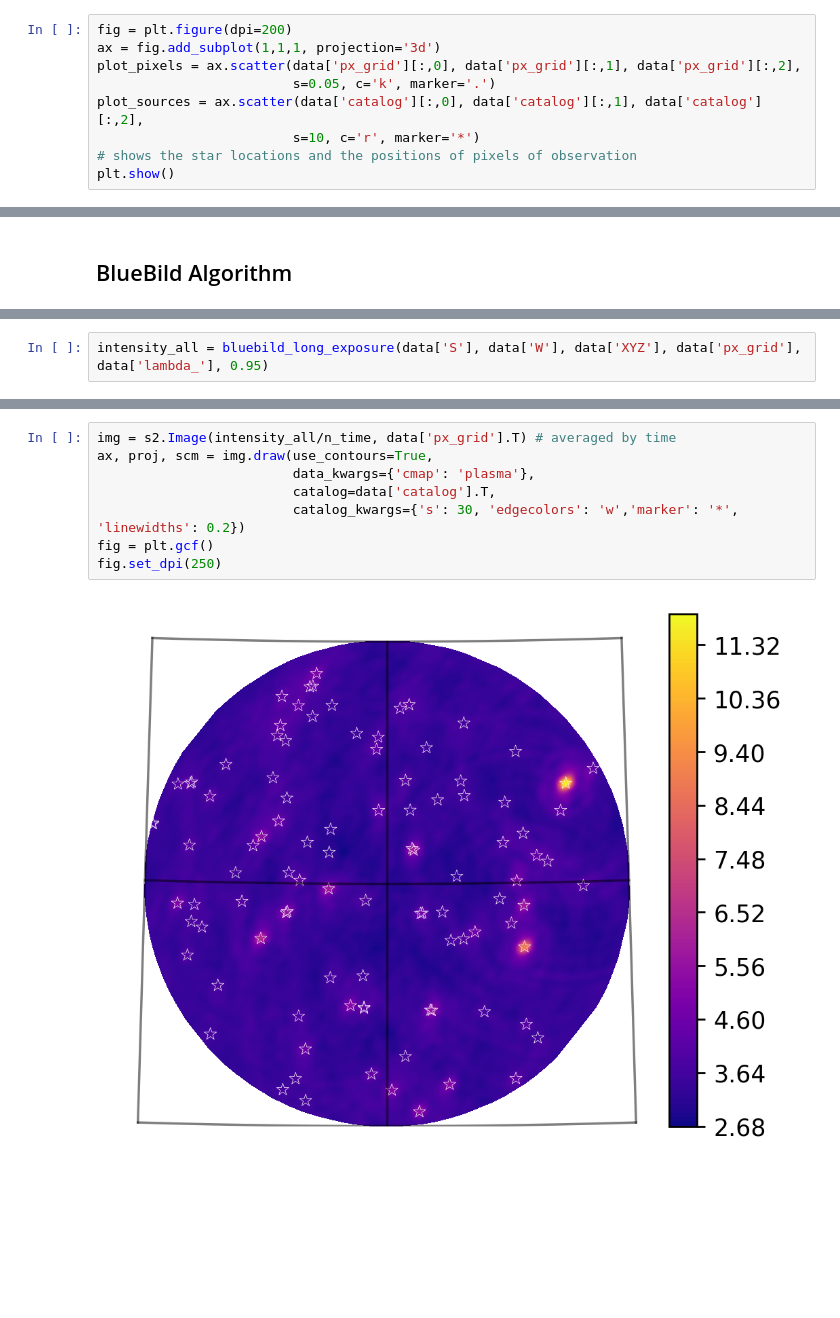
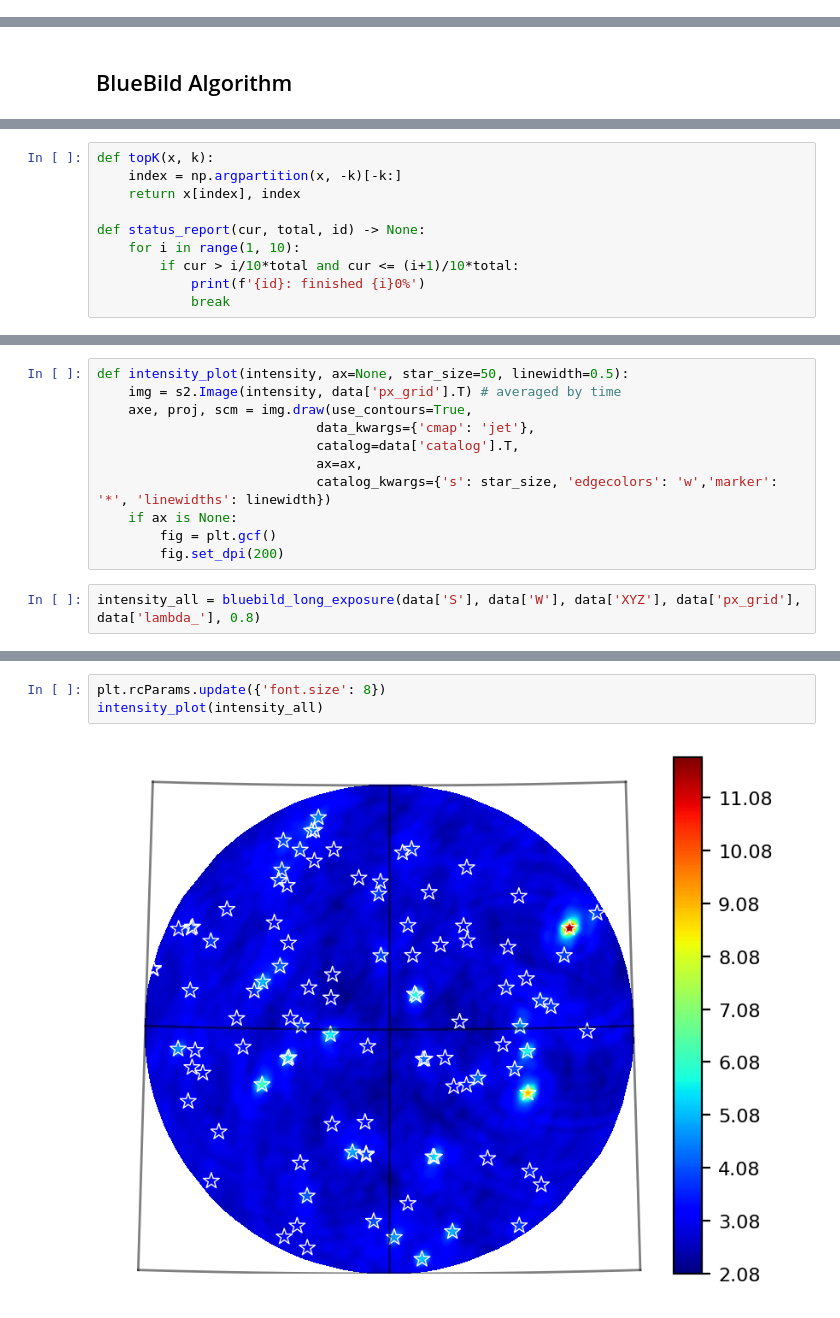
Before and after one commit to adfeel220/SSDP-Project-RadioAstronomySourceLocalization, a Jupyter notebook: RI_project.ipynb, the cells around one changed output, grey strips where cells are left out. Cells and saved outputs as stored; diff of their text form; blank space fills up the shorter version.

Commit message:
Add experiments and figures generation
Experiments to test the different effects of 1) threshold and 2) exposure time. Add concurrent package to boost up the computation time.

```diff
--- a/RI_project.ipynb
+++ b/RI_project.ipynb
@@ -53,12 +54,3 @@ Number of Antennas: 24
 Number of pixels of sky: 27524
 Number of major light sources: 100
 Sampled with time interval: 8 secs
-# %%
-fig = plt.figure(dpi=200)
-ax = fig.add_subplot(1,1,1, projection='3d')
-plot_pixels = ax.scatter(data['px_grid'][:,0], data['px_grid'][:,1], data['px_grid'][:,2],
-                         s=0.05, c='k', marker='.')
-plot_sources = ax.scatter(data['catalog'][:,0], data['catalog'][:,1], data['catalog'][:,2],
-                         s=10, c='r', marker='*')
-# shows the star locations and the positions of pixels of observation
-plt.show()
@@ -133 +118,11 @@ intensity0.shape
+# %%
+def topK(x, k):
+    index = np.argpartition(x, -k)[-k:]
+    return x[index], index
+
+def status_report(cur, total, id) -> None:
+    for i in range(1, 10):
+        if cur > i/10*total and cur <= (i+1)/10*total:
+            print(f'{id}: finished {i}0%')
+            break
 # %%
@@ -159,2 +171,13 @@ def topK(x, k):
+# %%
+def intensity_plot(intensity, ax=None, star_size=50, linewidth=0.5):
+    img = s2.Image(intensity, data['px_grid'].T) # averaged by time
+    axe, proj, scm = img.draw(use_contours=True,
+                            data_kwargs={'cmap': 'jet'},
+                            catalog=data['catalog'].T,
+                            ax=ax,
+                            catalog_kwargs={'s': star_size, 'edgecolors': 'w','marker': '*', 'linewidths': linewidth})
+    if ax is None:
+        fig = plt.gcf()
+        fig.set_dpi(200)
 # %%
-intensity_all = bluebild_long_exposure(data['S'], data['W'], data['XYZ'], data['px_grid'], data['lambda_'], 0.95)
+intensity_all = bluebild_long_exposure(data['S'], data['W'], data['XYZ'], data['px_grid'], data['lambda_'], 0.8)
@@ -174,10 +186,5 @@ plt.show()
-# %%
-img = s2.Image(intensity_all/n_time, data['px_grid'].T) # averaged by time
-ax, proj, scm = img.draw(use_contours=True,
-                         data_kwargs={'cmap': 'plasma'},
-                         catalog=data['catalog'].T,
-                         catalog_kwargs={'s': 30, 'edgecolors': 'w','marker': '*', 'linewidths': 0.2})
-fig = plt.gcf()
-fig.set_dpi(250)
-# %% [output]
-[figure, removed]
+# %%
+plt.rcParams.update({'font.size': 8})
+intensity_plot(intensity_all)
+# %% [output]
+[figure, added]
```
Also changed, not shown: parts of 16 cells of this notebook.
